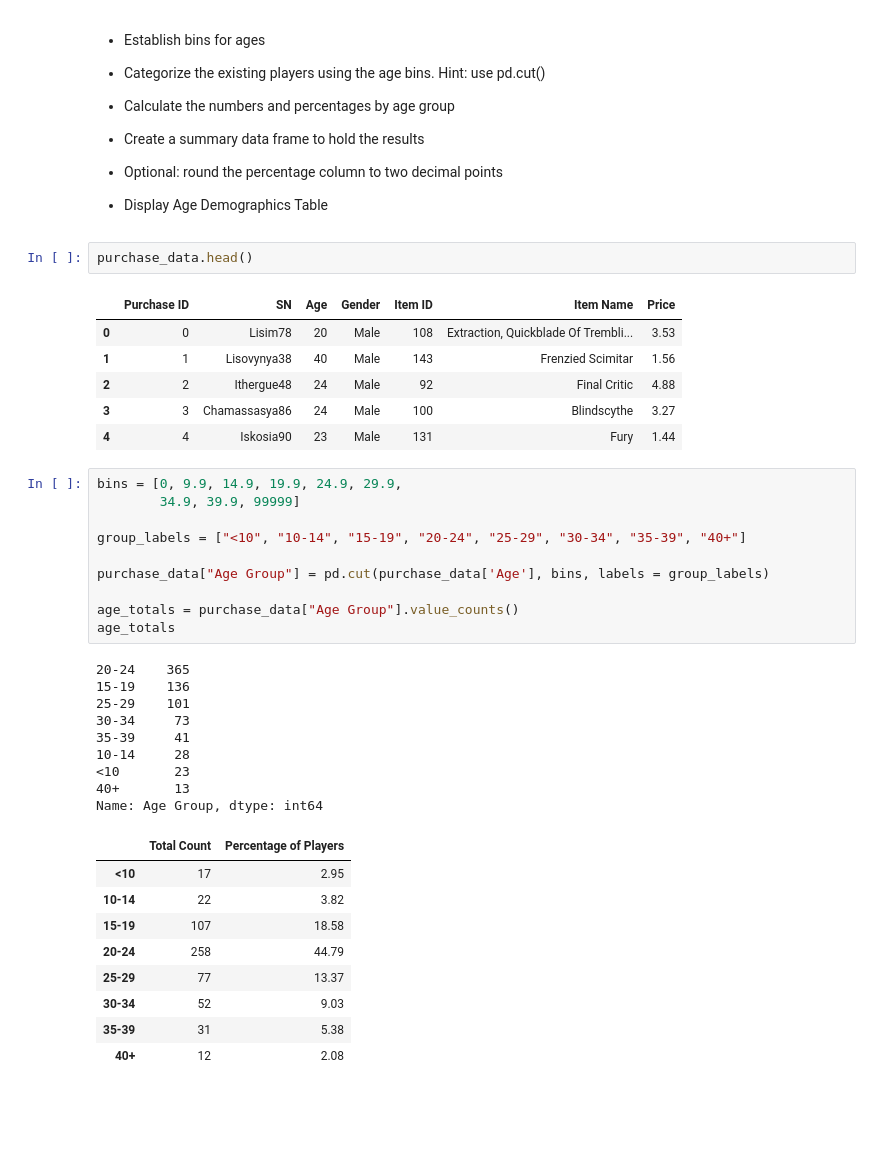
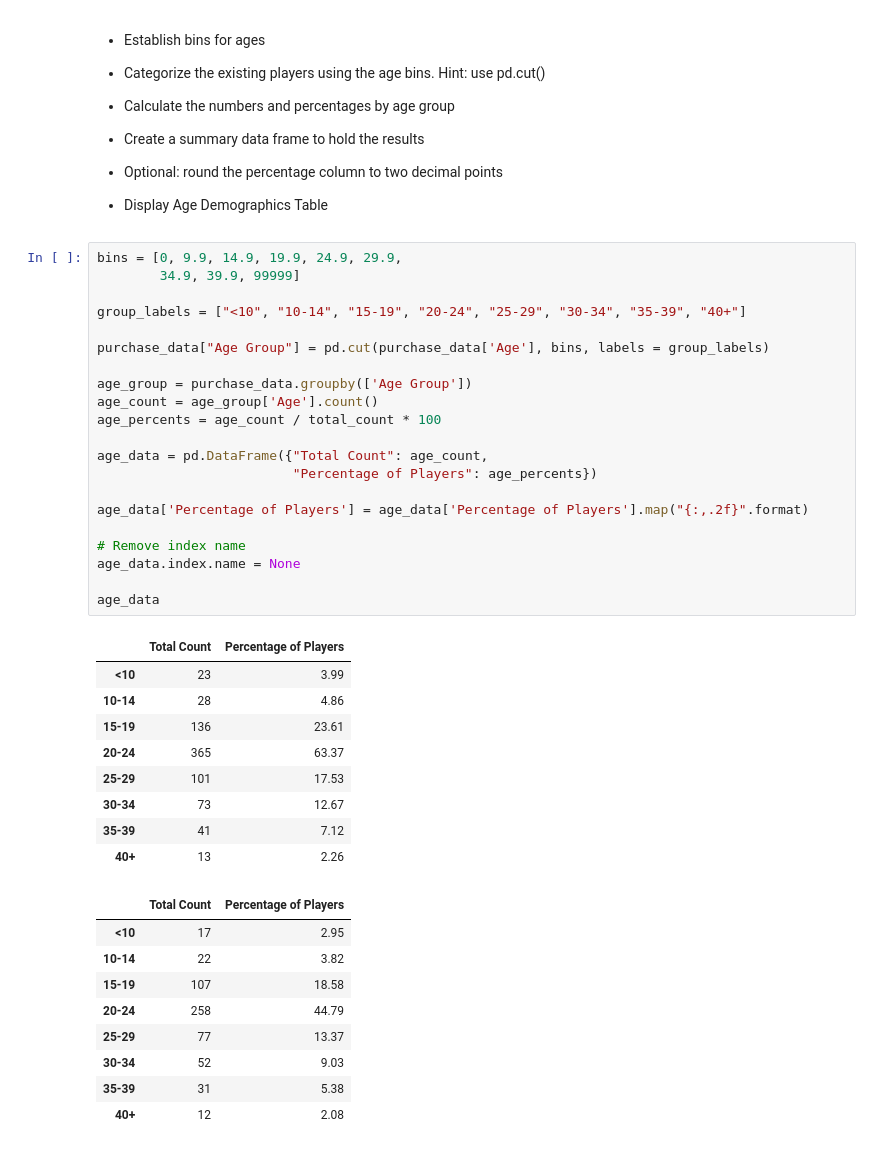
Before and after one commit to jbizzlefoshizzle/Heroes_of_Pymoli, a Jupyter notebook: HeroesOfPymoli.ipynb, the cells around one changed output. Cells and saved outputs as stored; diff of their text form; blank space fills up the shorter version.

```diff
--- a/HeroesOfPymoli.ipynb
+++ b/HeroesOfPymoli.ipynb
@@ -163,35 +163,37 @@ gender_data
 
 
 * Display Age Demographics Table
-# %%
-purchase_data.head()
-# %% [output]
-|  | Purchase ID | SN | Age | Gender | Item ID | Item Name | Price |
-| 0 | 0 | Lisim78 | 20 | Male | 108 | Extraction, Quickblade Of Trembli... | 3.53 |
-| 1 | 1 | Lisovynya38 | 40 | Male | 143 | Frenzied Scimitar | 1.56 |
-| 2 | 2 | Ithergue48 | 24 | Male | 92 | Final Critic | 4.88 |
-| 3 | 3 | Chamassasya86 | 24 | Male | 100 | Blindscythe | 3.27 |
-| 4 | 4 | Iskosia90 | 23 | Male | 131 | Fury | 1.44 |
 # %%
 bins = [0, 9.9, 14.9, 19.9, 24.9, 29.9,
         34.9, 39.9, 99999]
 
 group_labels = ["<10", "10-14", "15-19", "20-24", "25-29", "30-34", "35-39", "40+"]
 
 purchase_data["Age Group"] = pd.cut(purchase_data['Age'], bins, labels = group_labels)
 
-age_totals = purchase_data["Age Group"].value_counts()
-age_totals
+age_group = purchase_data.groupby(['Age Group'])
+age_count = age_group['Age'].count()
+age_percents = age_count / total_count * 100
+
+age_data = pd.DataFrame({"Total Count": age_count,
+                         "Percentage of Players": age_percents})
+
+age_data['Percentage of Players'] = age_data['Percentage of Players'].map("{:,.2f}".format)
+
+# Remove index name
+age_data.index.name = None
+
+age_data
 # %% [output]
-20-24    365
-15-19    136
-25-29    101
-30-34     73
-35-39     41
-10-14     28
-<10       23
-40+       13
-Name: Age Group, dtype: int64
+|  | Total Count | Percentage of Players |
+| <10 | 23 | 3.99 |
+| 10-14 | 28 | 4.86 |
+| 15-19 | 136 | 23.61 |
+| 20-24 | 365 | 63.37 |
+| 25-29 | 101 | 17.53 |
+| 30-34 | 73 | 12.67 |
+| 35-39 | 41 | 7.12 |
+| 40+ | 13 | 2.26 |
 # %%
 # %% [output]
 |  | Total Count | Percentage of Players |
```
Also changed, not shown: parts of 3 cells of this notebook.
